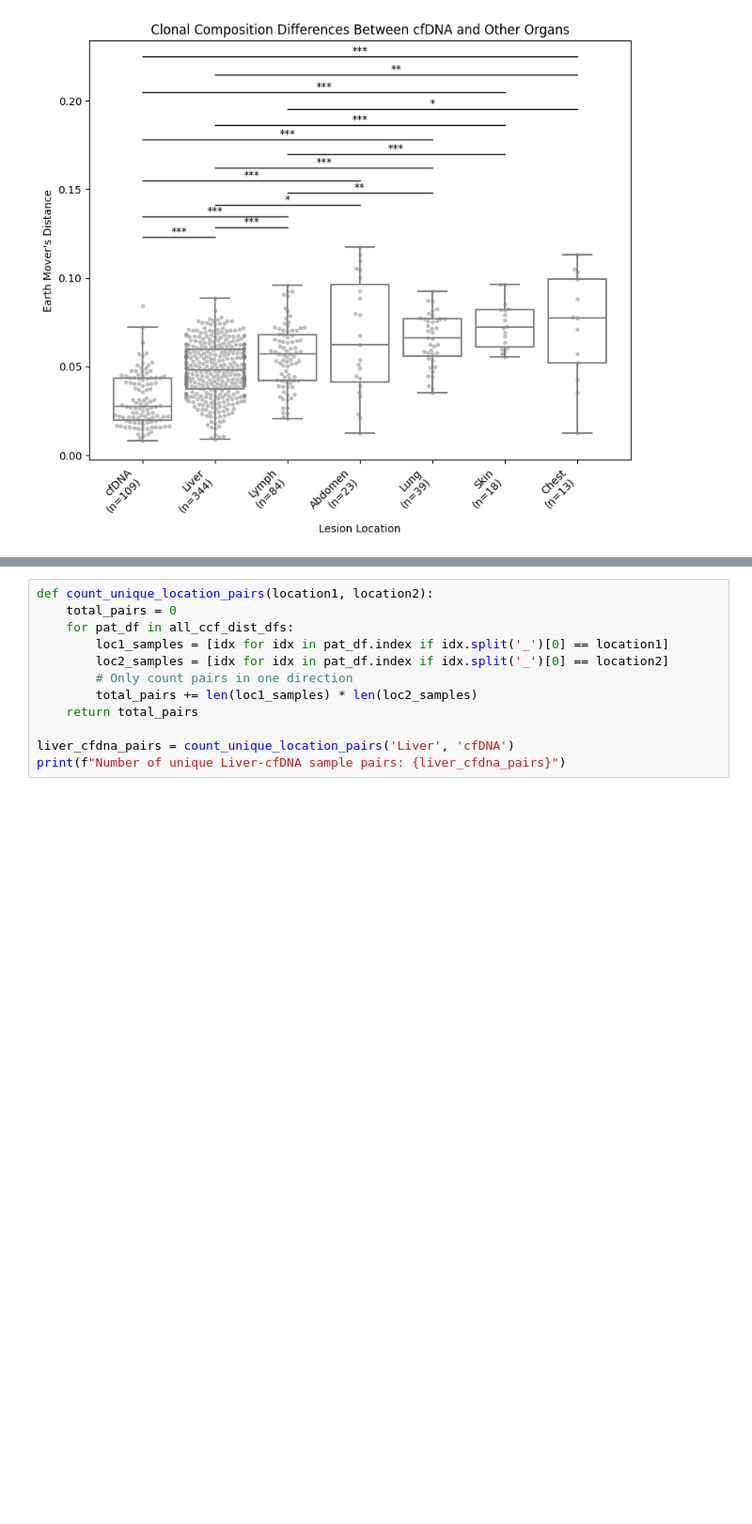
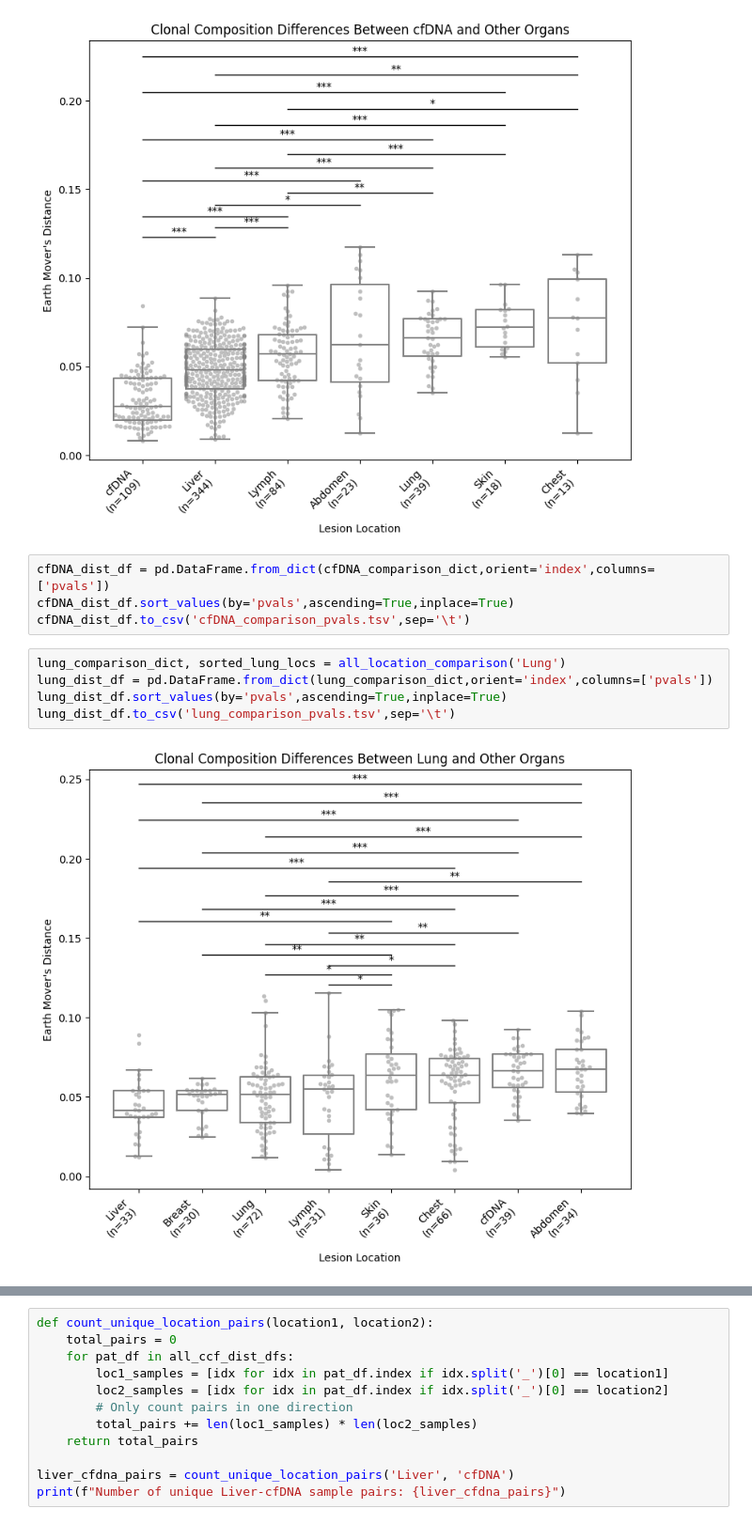
Before and after one commit to getzlab/Rapid_Autopsy_Convergent_Evolution, a Jupyter notebook: Extended Data Figure 2/ExtendedData_Lesion_Location_Analysis.ipynb, the cells around one changed output, grey strips where cells are left out. Shown: that part at 94% size. Cells and saved outputs as stored; diff of their text form; blank space fills up the shorter version.

```diff
--- a/Extended Data Figure 2/ExtendedData_Lesion_Location_Analysis.ipynb
+++ b/Extended Data Figure 2/ExtendedData_Lesion_Location_Analysis.ipynb
@@ -648,3 +652,14 @@ liver_comparison_dict
 cfDNA_comparison_dict, sorted_cfDNA_locs = all_location_comparison('cfDNA')
 # %% [output]
 [figure]
+# %%
+cfDNA_dist_df = pd.DataFrame.from_dict(cfDNA_comparison_dict,orient='index',columns=['pvals'])
+cfDNA_dist_df.sort_values(by='pvals',ascending=True,inplace=True)
+cfDNA_dist_df.to_csv('cfDNA_comparison_pvals.tsv',sep='\t')
+# %%
+lung_comparison_dict, sorted_lung_locs = all_location_comparison('Lung')
+lung_dist_df = pd.DataFrame.from_dict(lung_comparison_dict,orient='index',columns=['pvals'])
+lung_dist_df.sort_values(by='pvals',ascending=True,inplace=True)
+lung_dist_df.to_csv('lung_comparison_pvals.tsv',sep='\t')
+# %% [output]
+[figure, added]
```
Also changed, not shown: parts of 6 cells of this notebook, 7 other files.
